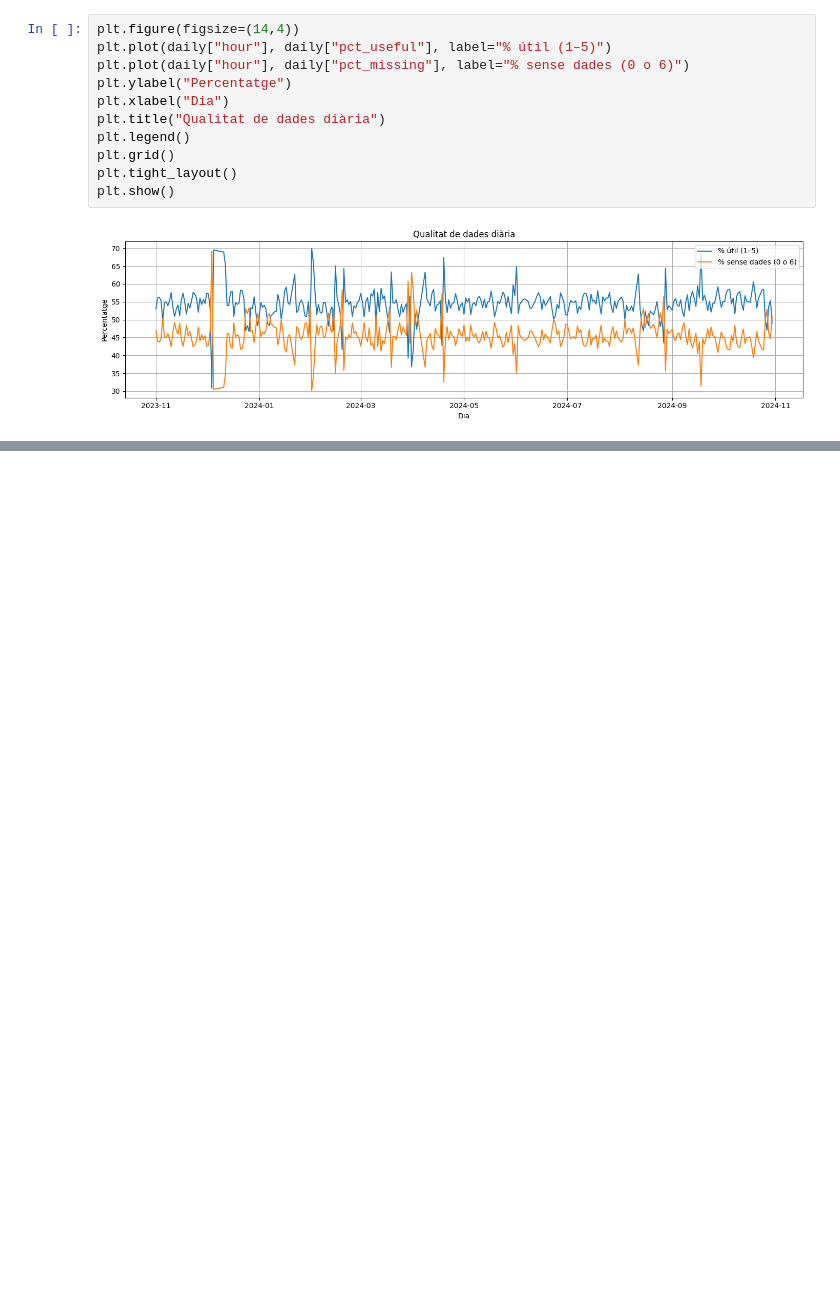
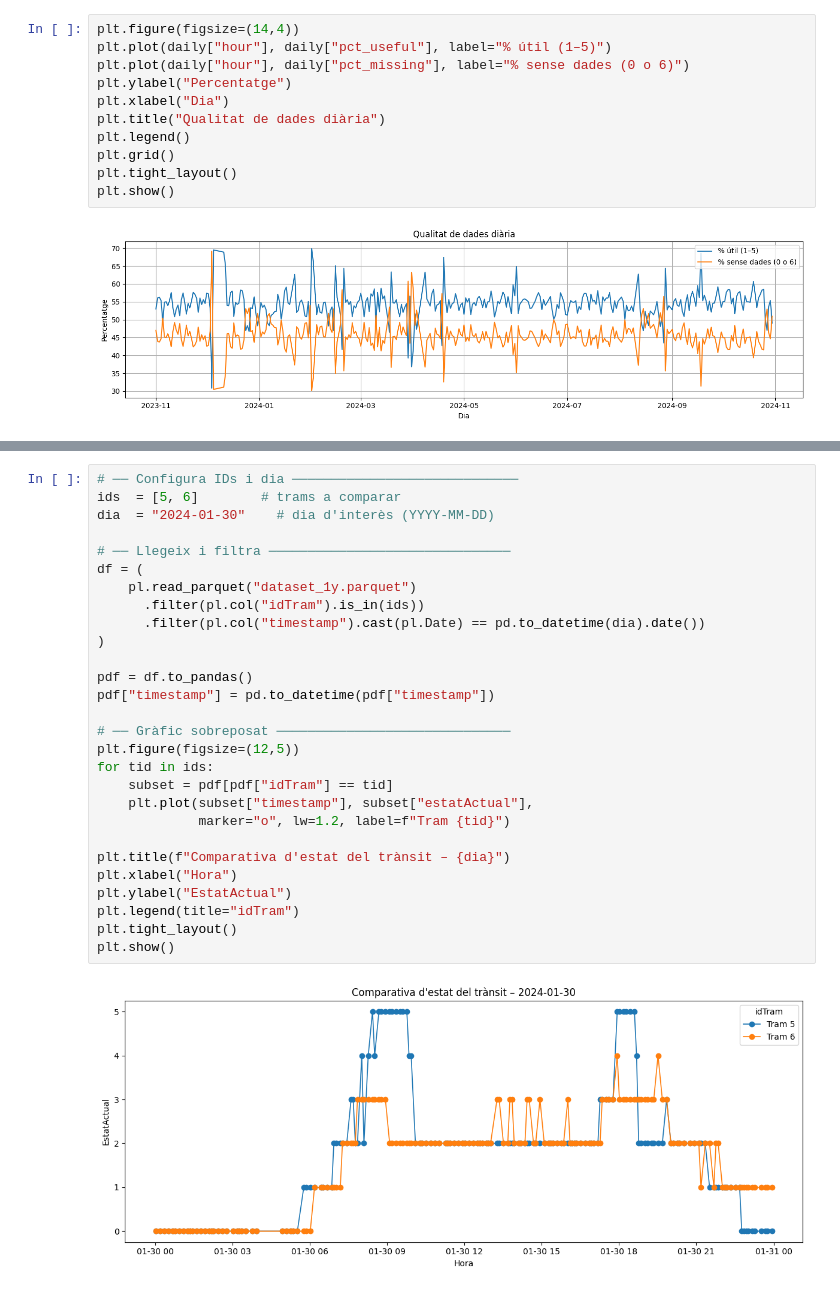
Before and after one commit to guillemlc9/traffic_prediction_tfg, a Jupyter notebook: notebooks/explore.ipynb, the cells around one changed output, grey strips where cells are left out. Drawn from its saved outputs; the diff is of its cells as text; blank space fills up the shorter version.

```diff
--- a/notebooks/explore.ipynb
+++ b/notebooks/explore.ipynb
@@ -117,0 +249,30 @@ plt.show()
+# %%
+# ── Configura IDs i dia ─────────────────────────────
+ids  = [5, 6]        # trams a comparar
+dia  = "2024-01-30"    # dia d'interès (YYYY-MM-DD)
+
+# ── Llegeix i filtra ───────────────────────────────
+df = (
+    pl.read_parquet("dataset_1y.parquet")
+      .filter(pl.col("idTram").is_in(ids))
+      .filter(pl.col("timestamp").cast(pl.Date) == pd.to_datetime(dia).date())
+)
+
+pdf = df.to_pandas()
+pdf["timestamp"] = pd.to_datetime(pdf["timestamp"])
+
+# ── Gràfic sobreposat ──────────────────────────────
+plt.figure(figsize=(12,5))
+for tid in ids:
+    subset = pdf[pdf["idTram"] == tid]
+    plt.plot(subset["timestamp"], subset["estatActual"],
+             marker="o", lw=1.2, label=f"Tram {tid}")
+
+plt.title(f"Comparativa d'estat del trànsit – {dia}")
+plt.xlabel("Hora")
+plt.ylabel("EstatActual")
+plt.legend(title="idTram")
+plt.tight_layout()
+plt.show()
+# %% [output]
+[figure, added]
```
Also changed, not shown: parts of 5 cells of this notebook, 1 other file.
